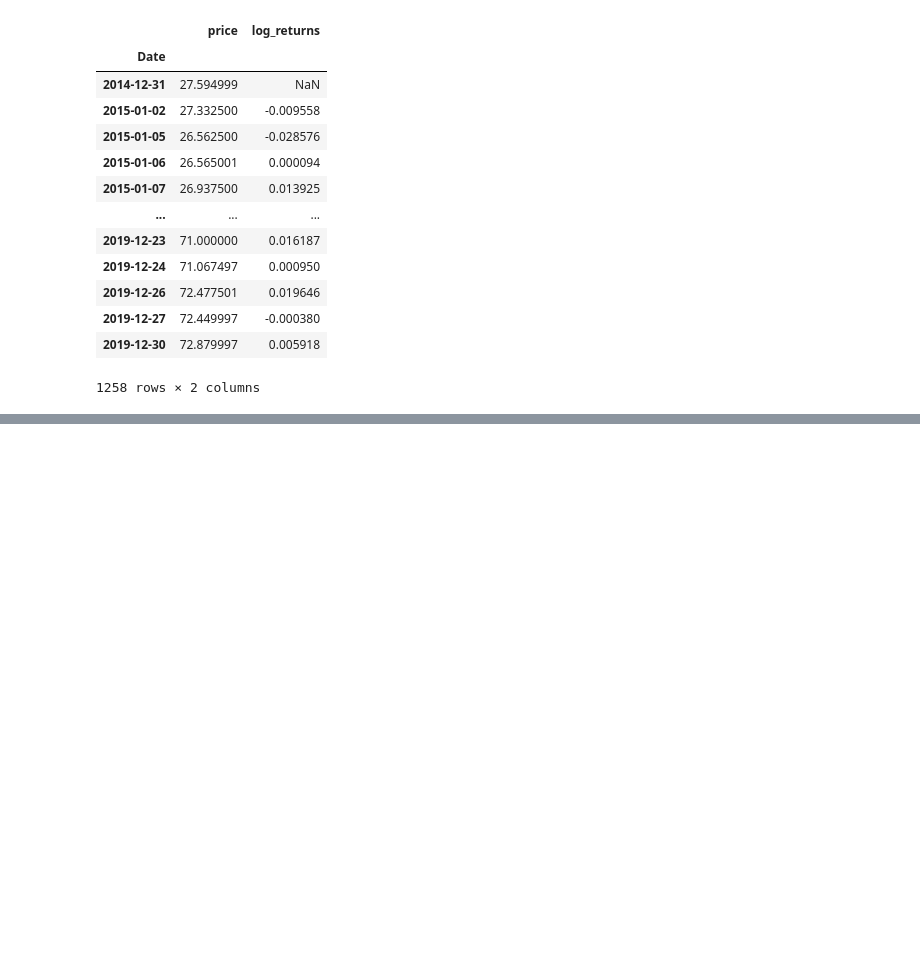
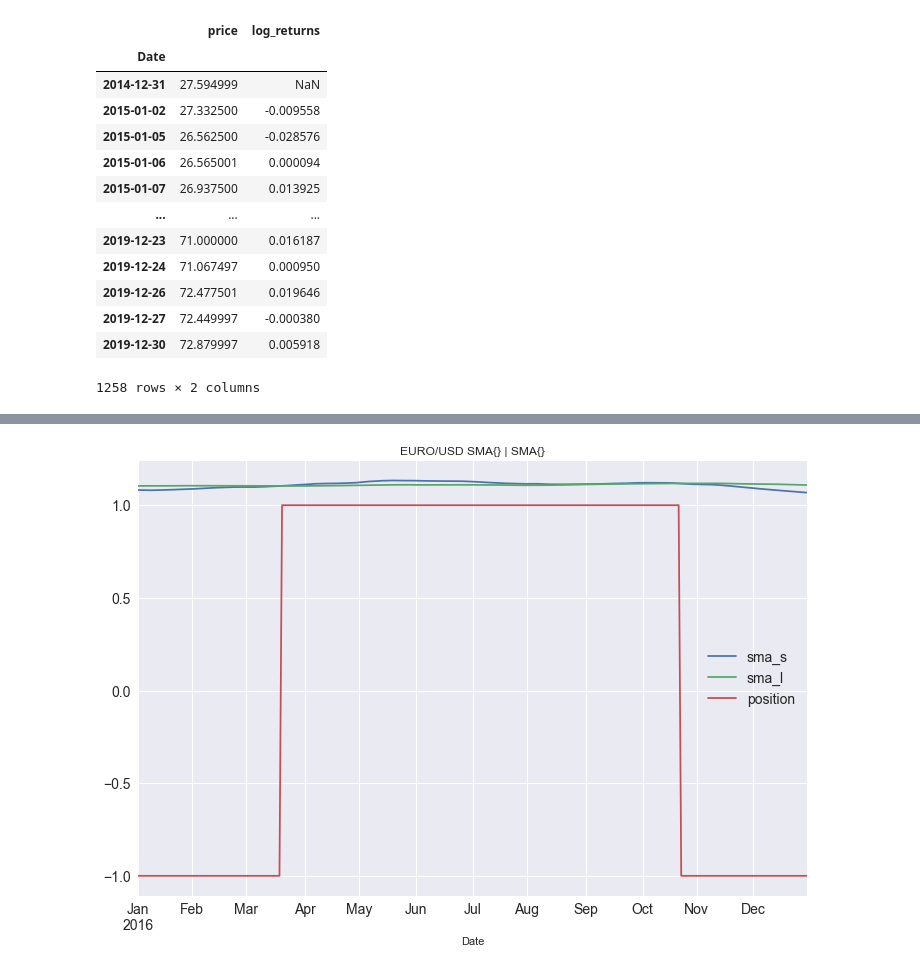
Before and after one commit to amarendra-singh/FinancePython, a Jupyter notebook: yFinance.ipynb, the cells around one changed output, grey strips where cells are left out. Saved outputs shown, nothing was run; the diff lists cells and outputs as text; code cells hidden in the pictures; blank space fills up the shorter version.

```diff
--- a/yFinance.ipynb
+++ b/yFinance.ipynb
@@ -643,0 +734,6 @@ stock.log_returns()
+# %%
+data.loc["2016", ["sma_s", "sma_l","position"]].plot(figsize=(12,8), title="EURO/USD SMA{} | SMA{}", fontsize=14)
+plt.legend(fontsize =14)
+plt.show()
+# %% [output]
+[figure, added]
```
Also changed, not shown: parts of 18 cells of this notebook, 2 other files.
